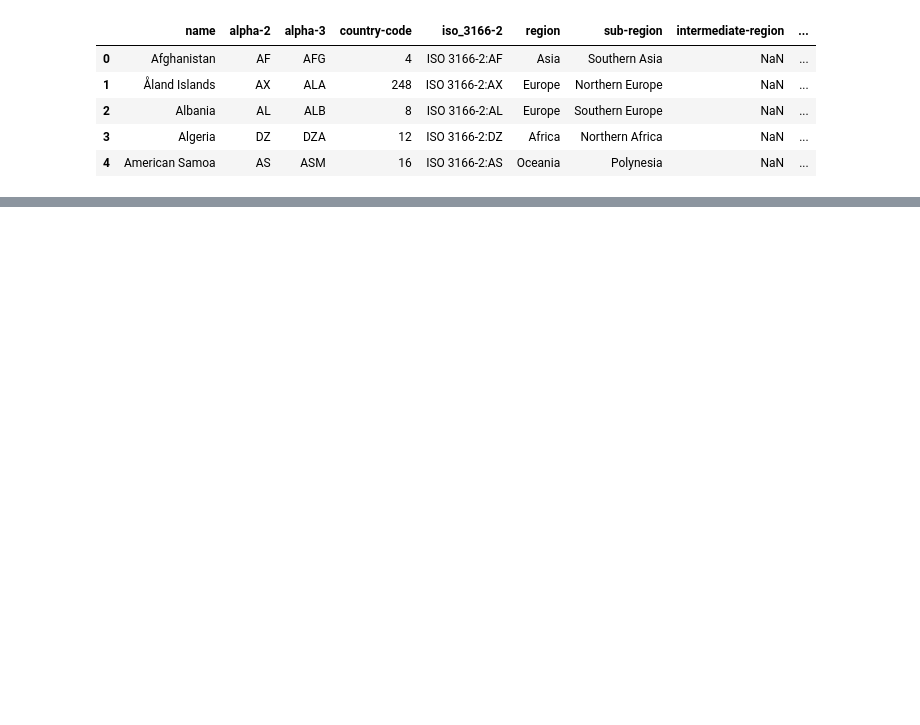
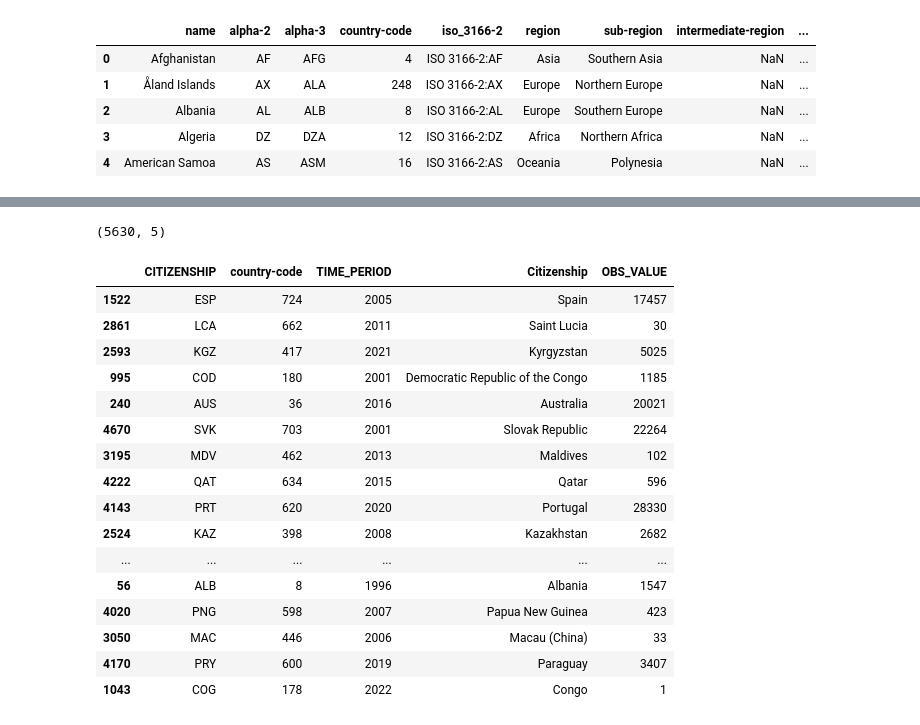
Before and after one commit to aylingunal/CSE548DataViz, a Jupyter notebook: visualisations.ipynb, the cells around one changed output, grey strips where cells are left out. Drawn from its saved outputs; the diff is of its cells as text; code cells hidden in the pictures; blank space fills up the shorter version.

```diff
--- a/visualisations.ipynb
+++ b/visualisations.ipynb
@@ -156,0 +111,2 @@ outflows_pivot.sample(5)
+# %%
+outflow_df.drop(columns=["alpha-3"], inplace=True)
@@ -157,2 +127,5 @@ outflows_pivot.sample(5)
 # %%
-outflows_pivot["country-code"] = outflows_pivot["country-code"].astype(int)
+outflow_df.dropna(inplace=True)
+outflow_df['country-code'] = outflow_df['country-code'].astype(int)
+
+outflow_df['TIME_PERIOD'] = outflow_df['TIME_PERIOD'].astype(int)
@@ -162,0 +141,3 @@ outflows_pivot.columns = outflows_pivot.columns.astype(str)
+# %%
+outflows_gb = outflow_df.groupby(['CITIZENSHIP', 'country-code', 'TIME_PERIOD', "Citizenship"]).sum().reset_index()
+outflows_gb.head()
@@ -162,0 +151,4 @@ outflows_pivot.columns = outflows_pivot.columns.astype(str)
+# %%
+outflows_gb.columns = outflows_gb.columns.astype(str)
+outflows_gb.fillna(0, inplace=True)
+outflows_gb["OBS_VALUE"] = outflows_gb["OBS_VALUE"].astype(int)
@@ -162,0 +211,24 @@ outflows_pivot.columns = outflows_pivot.columns.astype(str)
+# %%
+outflows_gb.shape
+# %% [output]
+(5630, 5)
+# %%
+outflows_gb.sample(20)
+# %% [output]
+|  | CITIZENSHIP | country-code | TIME_PERIOD | Citizenship | OBS_VALUE |
+| 1522 | ESP | 724 | 2005 | Spain | 17457 |
+| 2861 | LCA | 662 | 2011 | Saint Lucia | 30 |
+| 2593 | KGZ | 417 | 2021 | Kyrgyzstan | 5025 |
+| 995 | COD | 180 | 2001 | Democratic Republic of the Congo | 1185 |
+| 240 | AUS | 36 | 2016 | Australia | 20021 |
+| 4670 | SVK | 703 | 2001 | Slovak Republic | 22264 |
+| 3195 | MDV | 462 | 2013 | Maldives | 102 |
+| 4222 | QAT | 634 | 2015 | Qatar | 596 |
+| 4143 | PRT | 620 | 2020 | Portugal | 28330 |
+| 2524 | KAZ | 398 | 2008 | Kazakhstan | 2682 |
+| ... | ... | ... | ... | ... | ... |
+| 56 | ALB | 8 | 1996 | Albania | 1547 |
+| 4020 | PNG | 598 | 2007 | Papua New Guinea | 423 |
+| 3050 | MAC | 446 | 2006 | Macau (China) | 33 |
+| 4170 | PRY | 600 | 2019 | Paraguay | 3407 |
+| 1043 | COG | 178 | 2022 | Congo | 1 |
```
Also changed, not shown: parts of 30 cells of this notebook, 5 other files.
